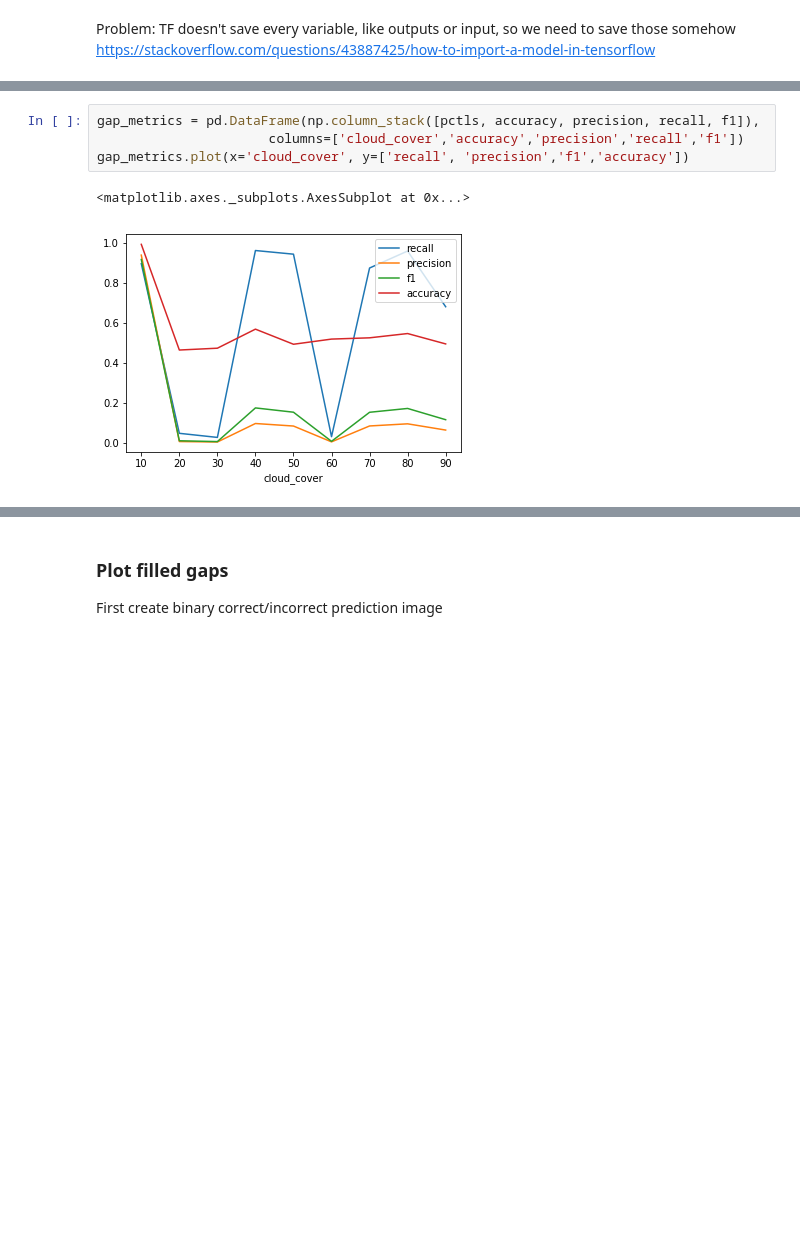
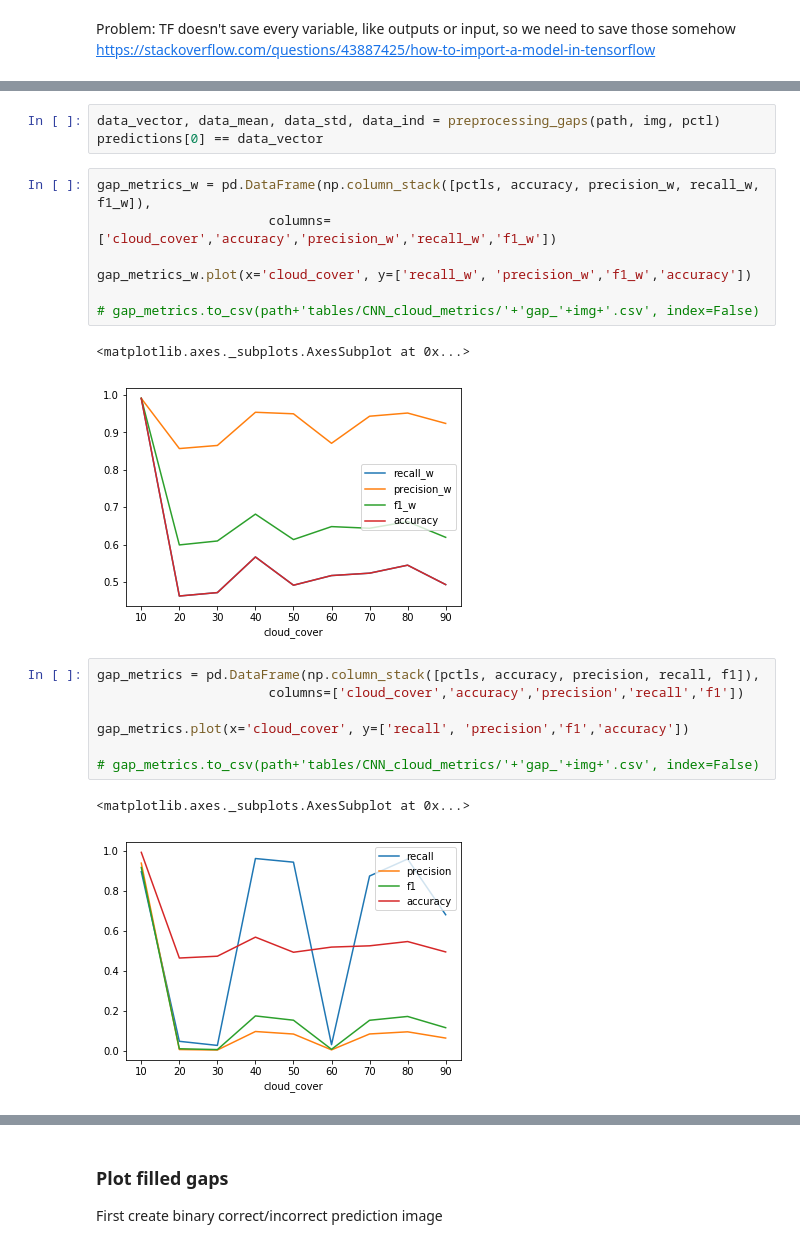
Before and after one commit to ianpdavies/cloudy_flood_prediction, a Jupyter notebook: notebooks/CNN_multi.ipynb, the cells around one changed output, grey strips where cells are left out. Saved outputs shown, nothing was run; the diff lists cells and outputs as text; blank space fills up the shorter version.

```diff
--- a/notebooks/CNN_multi.ipynb
+++ b/notebooks/CNN_multi.ipynb
@@ -438,10 +453,26 @@ INFO:tensorflow:Restoring parameters from C:/Users/ipdavies/CPR/data/models/cnn_
 INFO:tensorflow:Restoring parameters from C:/Users/ipdavies/CPR/data/models/cnn_vary_clouds/4337_LC08_026038_20160325_1_clouds_70./4337_LC08_026038_20160325_1_clouds_70.ckpt-1000
 INFO:tensorflow:Restoring parameters from C:/Users/ipdavies/CPR/data/models/cnn_vary_clouds/4337_LC08_026038_20160325_1_clouds_80./4337_LC08_026038_20160325_1_clouds_80.ckpt-1000
 INFO:tensorflow:Restoring parameters from C:/Users/ipdavies/CPR/data/models/cnn_vary_clouds/4337_LC08_026038_20160325_1_clouds_90./4337_LC08_026038_20160325_1_clouds_90.ckpt-1000
+# %%
+data_vector, data_mean, data_std, data_ind = preprocessing_gaps(path, img, pctl)
+predictions[0] == data_vector
+# %%
+gap_metrics_w = pd.DataFrame(np.column_stack([pctls, accuracy, precision_w, recall_w, f1_w]),
+                      columns=['cloud_cover','accuracy','precision_w','recall_w','f1_w'])
+
+gap_metrics_w.plot(x='cloud_cover', y=['recall_w', 'precision_w','f1_w','accuracy'])
+
+# gap_metrics.to_csv(path+'tables/CNN_cloud_metrics/'+'gap_'+img+'.csv', index=False)
+# %% [output]
+<matplotlib.axes._subplots.AxesSubplot at 0x...>
+[figure, added]
 # %%
 gap_metrics = pd.DataFrame(np.column_stack([pctls, accuracy, precision, recall, f1]),
                       columns=['cloud_cover','accuracy','precision','recall','f1'])
+
 gap_metrics.plot(x='cloud_cover', y=['recall', 'precision','f1','accuracy'])
+
+# gap_metrics.to_csv(path+'tables/CNN_cloud_metrics/'+'gap_'+img+'.csv', index=False)
 # %% [output]
 <matplotlib.axes._subplots.AxesSubplot at 0x...>
 [figure]
```
Also changed, not shown: parts of 11 cells of this notebook.
